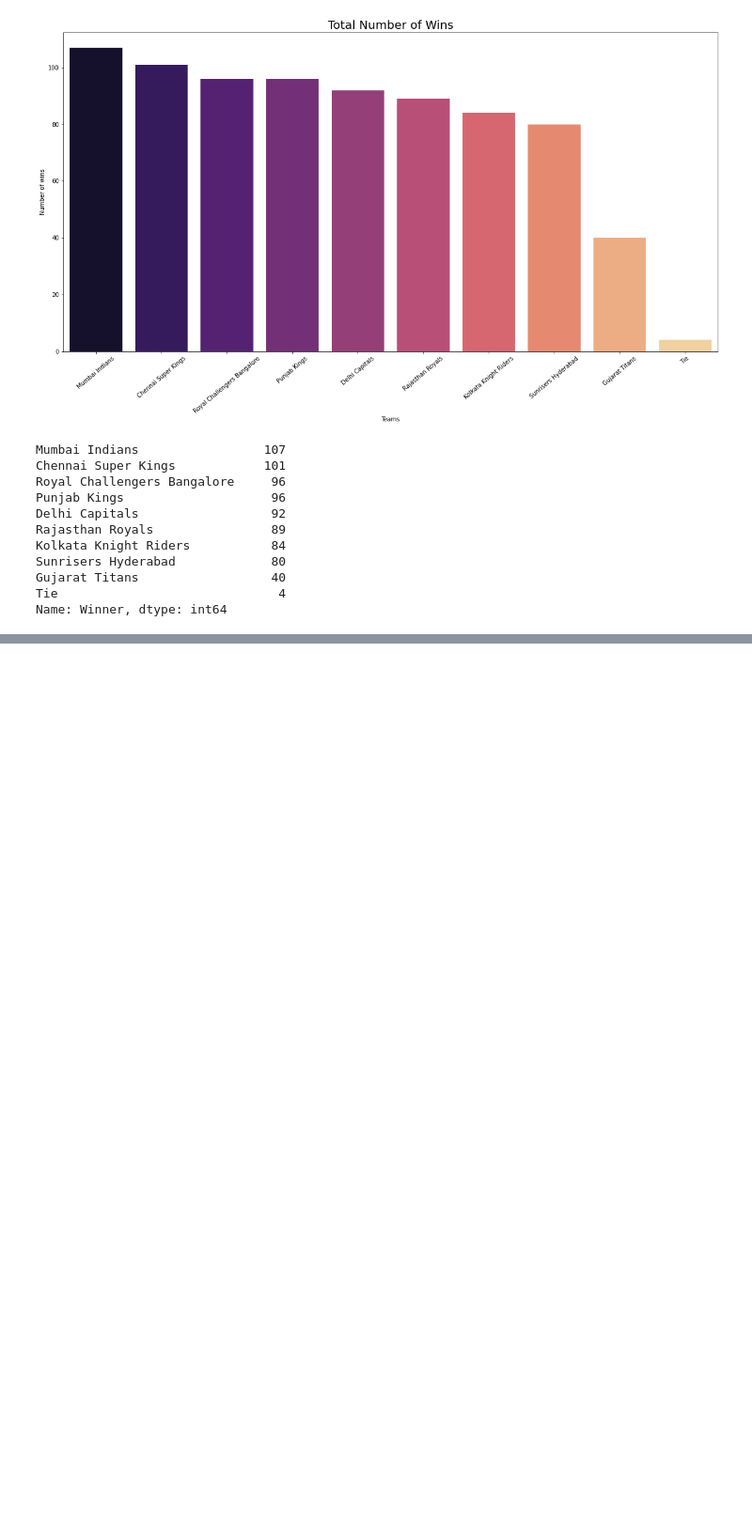
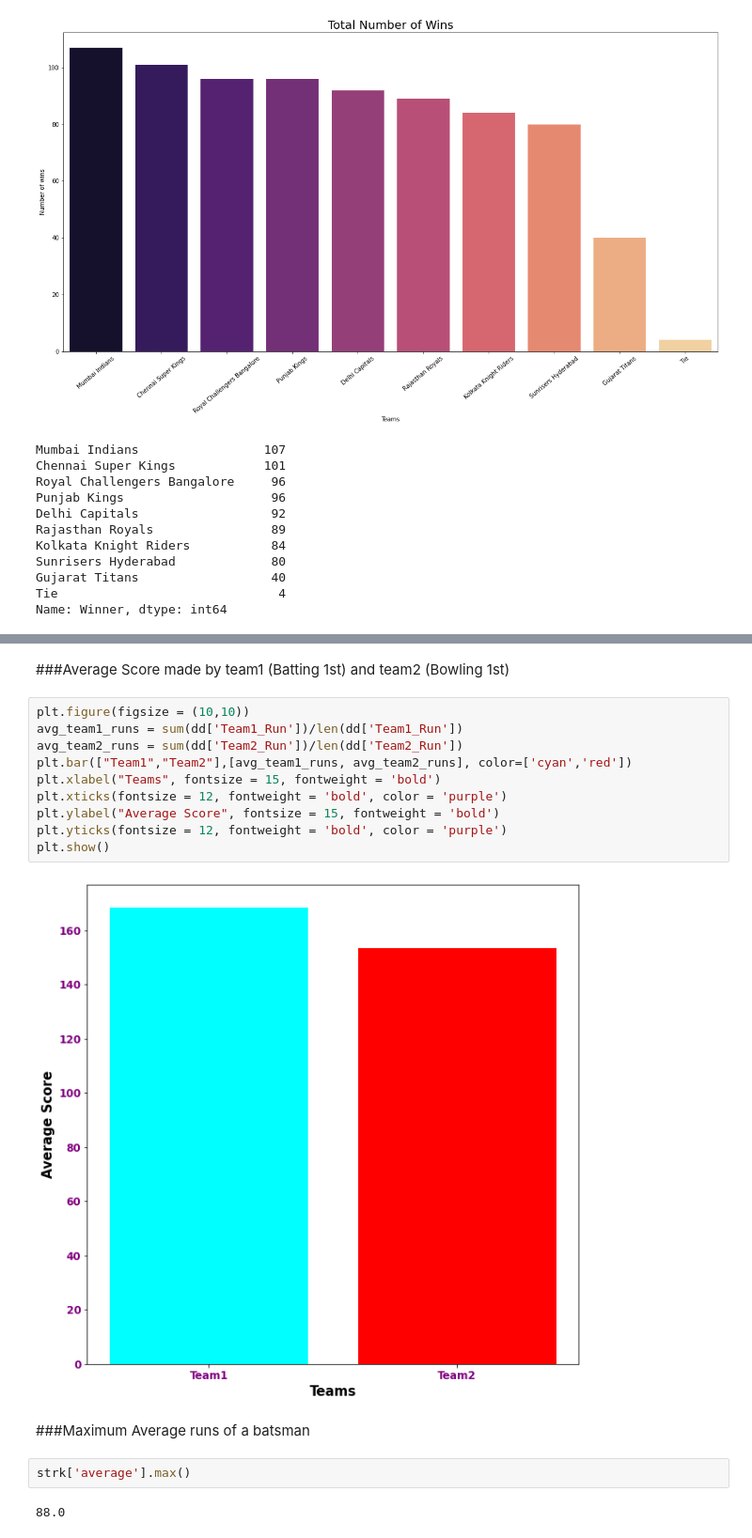
Before and after one commit to AniruddhA-Omni/Devspace2022_ps1, a Jupyter notebook: ps1_devspace.ipynb, the cells around one changed output, grey strips where cells are left out. Shown at 94% size. Cells and saved outputs as stored; diff of their text form; blank space fills up the shorter version.

```diff
--- a/ps1_devspace.ipynb
+++ b/ps1_devspace.ipynb
@@ -466,0 +578,20 @@ Name: Winner, dtype: int64
+# %% [markdown]
+###Average Score made by team1 (Batting 1st) and team2 (Bowling 1st)
+# %%
+plt.figure(figsize = (10,10))
+avg_team1_runs = sum(dd['Team1_Run'])/len(dd['Team1_Run'])
+avg_team2_runs = sum(dd['Team2_Run'])/len(dd['Team2_Run'])
+plt.bar(["Team1","Team2"],[avg_team1_runs, avg_team2_runs], color=['cyan','red'])
+plt.xlabel("Teams", fontsize = 15, fontweight = 'bold')
+plt.xticks(fontsize = 12, fontweight = 'bold', color = 'purple')
+plt.ylabel("Average Score", fontsize = 15, fontweight = 'bold')
+plt.yticks(fontsize = 12, fontweight = 'bold', color = 'purple')
+plt.show()
+# %% [output]
+[figure, added]
+# %% [markdown]
+###Maximum Average runs of a batsman
+# %%
+strk['average'].max()
+# %% [output]
+88.0
```
Also changed, not shown: parts of 29 cells of this notebook.
